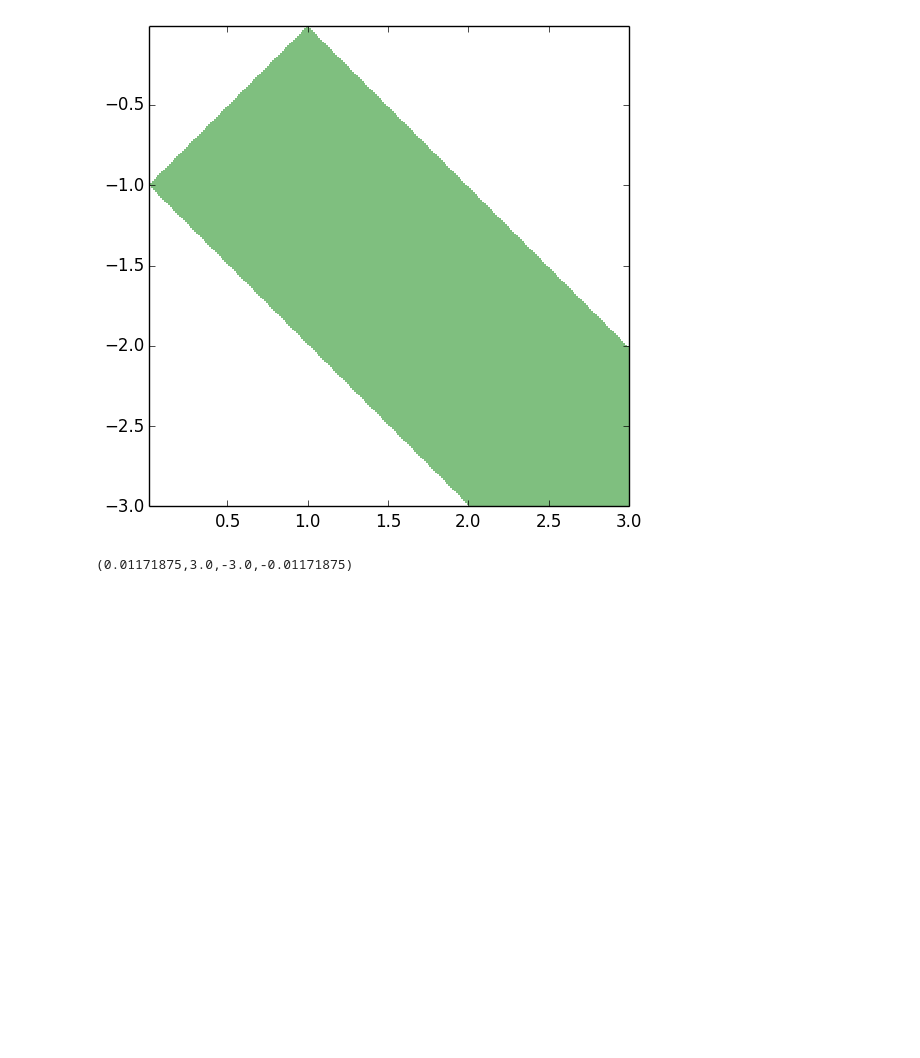
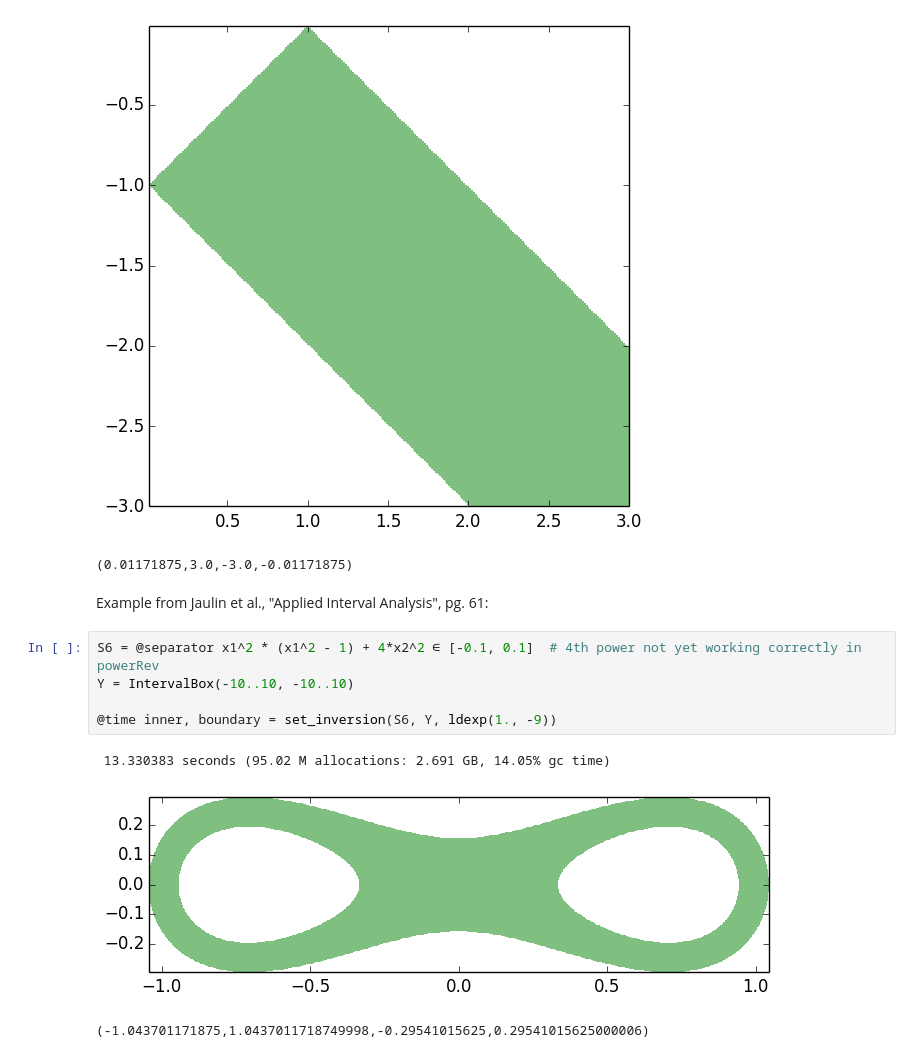
Before and after one commit to JuliaIntervals/IntervalConstraintProgramming.jl, a Jupyter notebook: examples/Set inversion with separators examples.ipynb, the cells around one changed output. Drawn from its saved outputs; the diff is of its cells as text; blank space fills up the shorter version.

```diff
--- a/examples/Set inversion with separators examples.ipynb
+++ b/examples/Set inversion with separators examples.ipynb
@@ -85,3 +125,14 @@ draw(inner)
 # %% [output]
 [figure]
 (0.01171875,3.0,-3.0,-0.01171875)
+# %% [markdown]
+Example from Jaulin et al., "Applied Interval Analysis", pg. 61:
+# %%
+S6 = @separator x1^2 * (x1^2 - 1) + 4*x2^2 ∈ [-0.1, 0.1]  # 4th power not yet working correctly in powerRev
+Y = IntervalBox(-10..10, -10..10)
+
+@time inner, boundary = set_inversion(S6, Y, ldexp(1., -9))
+# %% [output]
+ 13.330383 seconds (95.02 M allocations: 2.691 GB, 14.05% gc time)
+[figure, added]
+(-1.043701171875,1.0437011718749998,-0.29541015625,0.29541015625000006)
```
Also changed, not shown: parts of 9 cells of this notebook, 1 other file.
